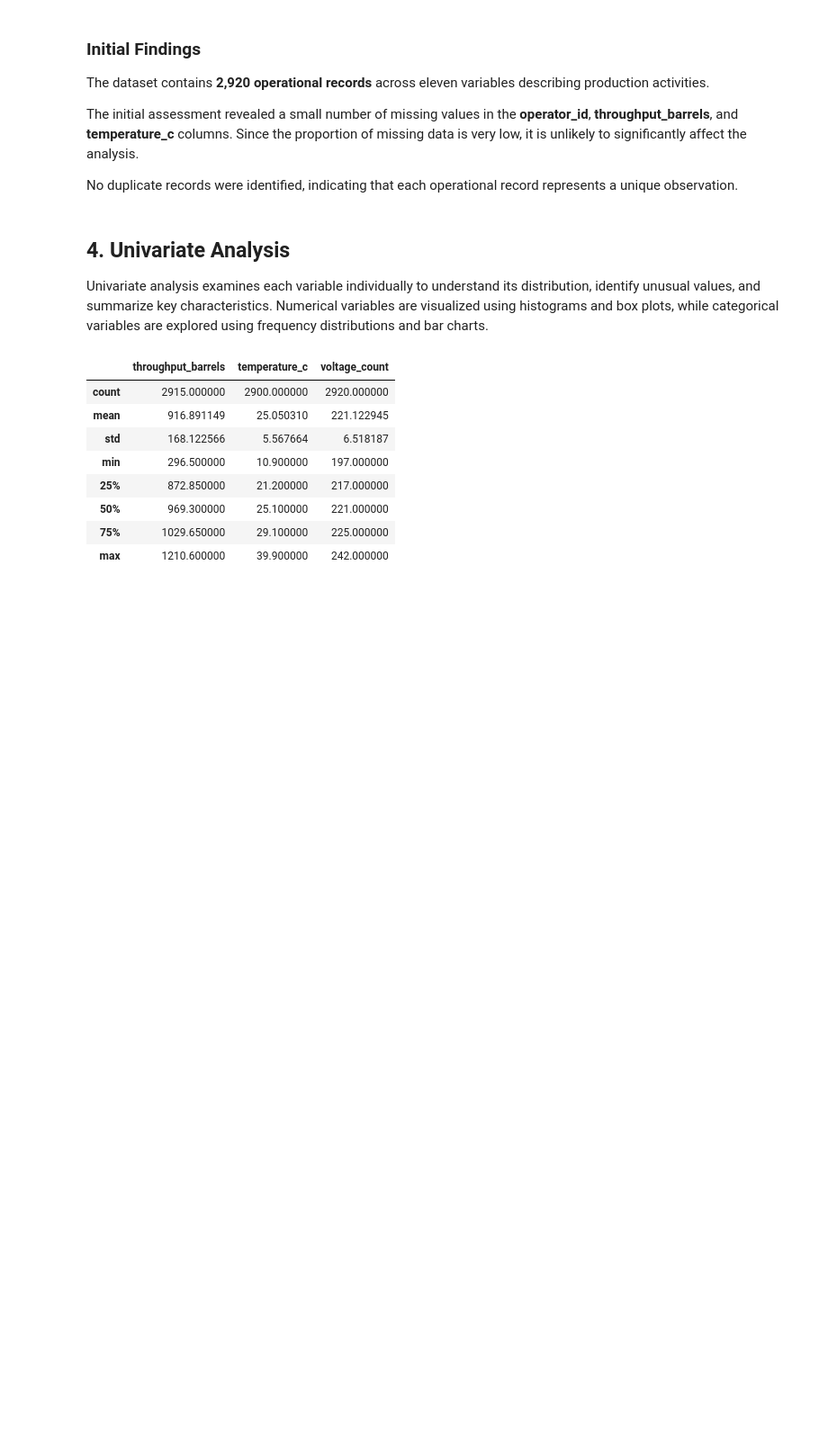
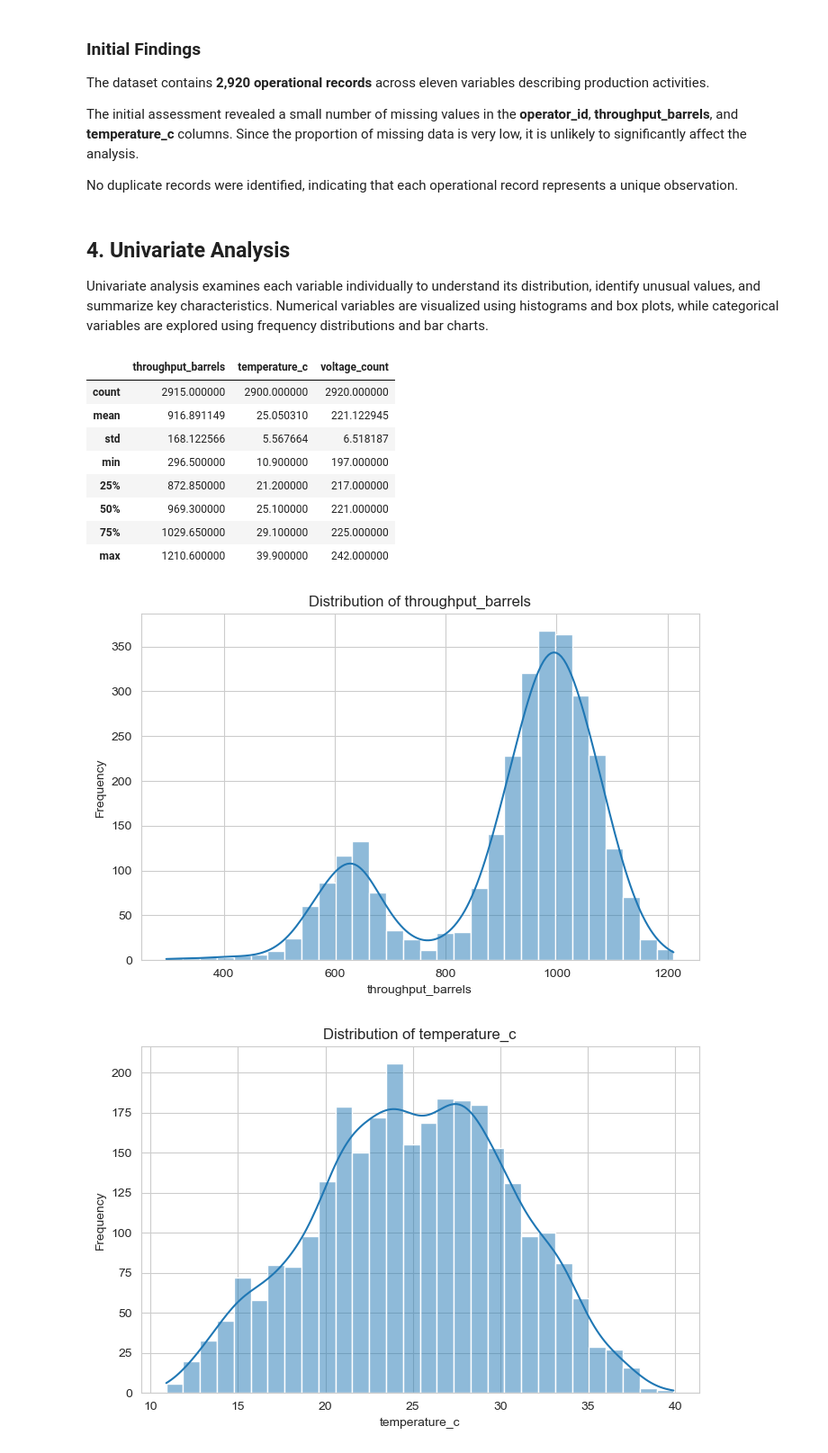
Before and after one commit to WanjikuSharon/week5_diagnostics_analysis, a Jupyter notebook: week5_diagnostics_analysis.ipynb, the cells around one changed output. Shown at 90% size. Cells and saved outputs as stored; diff of their text form; code cells hidden in the pictures; blank space fills up the shorter version.

```diff
--- a/week5_diagnostics_analysis.ipynb
+++ b/week5_diagnostics_analysis.ipynb
@@ -184,3 +184,18 @@ df[numerical_cols].describe()
 | 50% | 969.300000 | 25.100000 | 221.000000 |
 | 75% | 1029.650000 | 29.100000 | 225.000000 |
 | max | 1210.600000 | 39.900000 | 242.000000 |
+# %%
+# Histograms for numerical variables
+
+for column in numerical_cols:
+    plt.figure(figsize=(8,5))
+    sns.histplot(df[column], bins=30, kde=True)
+
+    plt.title(f"Distribution of {column}")
+    plt.xlabel(column)
+    plt.ylabel("Frequency")
+
+    plt.show()
+# %% [output]
+[figure, added]
+[figure, added]
```
Also changed, not shown: parts of 4 cells of this notebook.
